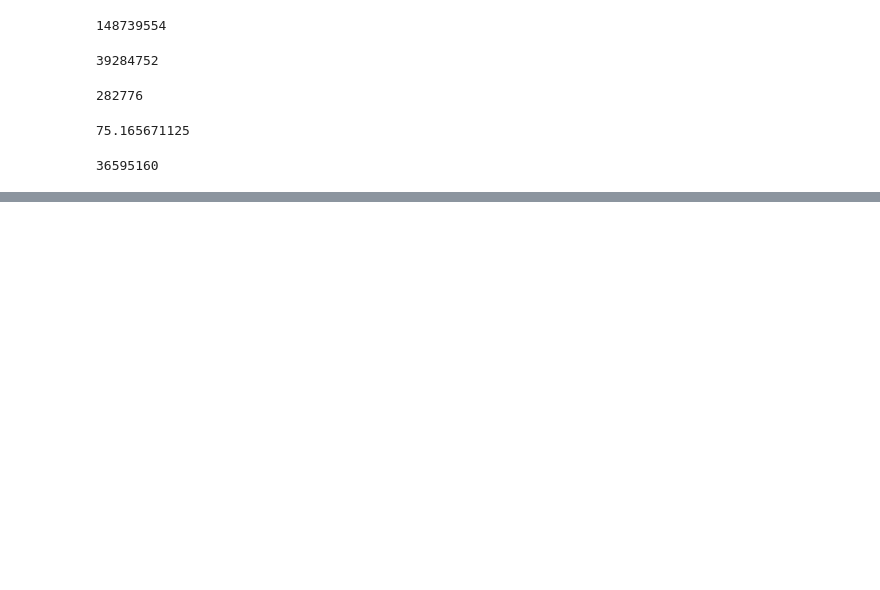
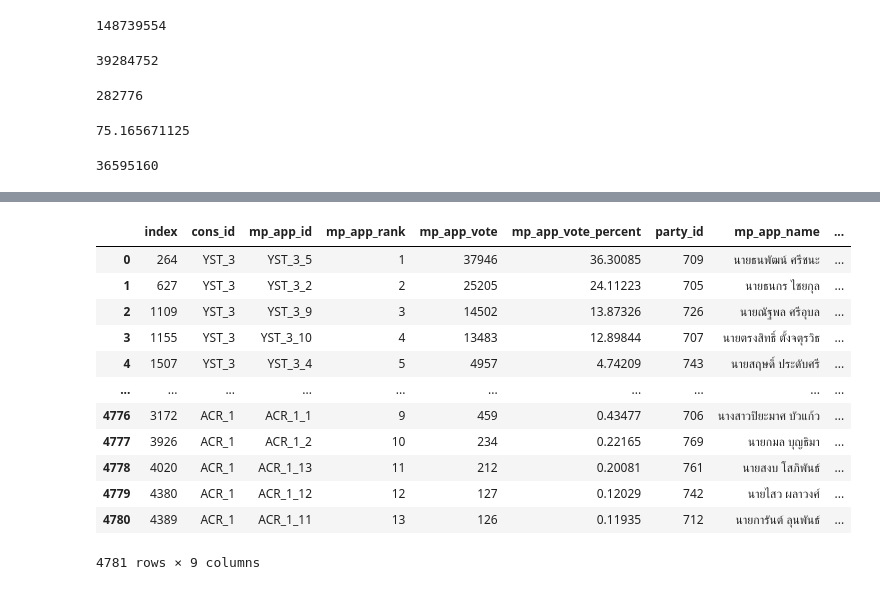
Before and after one commit to Sunisa78-8/Python_dataviz2023, a Jupyter notebook: พยย_นน.ipynb, the cells around one changed output, grey strips where cells are left out. Drawn from its saved outputs; the diff is of its cells as text; code cells hidden in the pictures; blank space fills up the shorter version.

```diff
--- a/พยย_นน.ipynb
+++ b/พยย_นน.ipynb
@@ -268,0 +324,4 @@ result_constituencies_Candidate['mp_app_vote'].sum()
+# %%
+# เชื่อมตารางเพื่อ keep ข้อมูลชื่อ สส และ ชื่อ พรรคที่สังกัด
+result_constituencies_Candidate['mp_app_name'] = result_constituencies_Candidate['mp_app_id'].map(Candidate_constituency.set_index('mp_app_id')['mp_app_name'])
+result_constituencies_Candidate['party_name'] = result_constituencies_Candidate['party_id'].map(info_party_overview.set_index('id')['name'])
@@ -268,0 +338,17 @@ result_constituencies_Candidate['mp_app_vote'].sum()
+# %%
+table = result_constituencies_Candidate.sort_values(by=['cons_id', 'mp_app_vote_percent'], ascending=False).reset_index()
+table
+# %% [output]
+|  | index | cons_id | mp_app_id | mp_app_rank | mp_app_vote | mp_app_vote_percent | party_id | mp_app_name | ... |
+| 0 | 264 | YST_3 | YST_3_5 | 1 | 37946 | 36.30085 | 709 | นายธนพัฒน์ ศรีชนะ | ... |
+| 1 | 627 | YST_3 | YST_3_2 | 2 | 25205 | 24.11223 | 705 | นายธนกร ไชยกุล | ... |
+| 2 | 1109 | YST_3 | YST_3_9 | 3 | 14502 | 13.87326 | 726 | นายณัฐพล ศรีอุบล | ... |
+| 3 | 1155 | YST_3 | YST_3_10 | 4 | 13483 | 12.89844 | 707 | นายตรงสิทธิ์ ตั้งจตุรวิธ | ... |
+| 4 | 1507 | YST_3 | YST_3_4 | 5 | 4957 | 4.74209 | 743 | นายสฤษดิ์ ประดับศรี | ... |
+| ... | ... | ... | ... | ... | ... | ... | ... | ... | ... |
+| 4776 | 3172 | ACR_1 | ACR_1_1 | 9 | 459 | 0.43477 | 706 | นางสาวปิยะมาศ บัวแก้ว | ... |
+| 4777 | 3926 | ACR_1 | ACR_1_2 | 10 | 234 | 0.22165 | 769 | นายกมล บุญธิมา | ... |
+| 4778 | 4020 | ACR_1 | ACR_1_13 | 11 | 212 | 0.20081 | 761 | นายสงบ โสภิพันธ์ | ... |
+| 4779 | 4380 | ACR_1 | ACR_1_12 | 12 | 127 | 0.12029 | 742 | นายไสว ผลาวงศ์ | ... |
+| 4780 | 4389 | ACR_1 | ACR_1_11 | 13 | 126 | 0.11935 | 712 | นายการันต์ ลุนพันธ์ | ... |
+4781 rows × 9 columns
```
Also changed, not shown: parts of 32 cells of this notebook.
